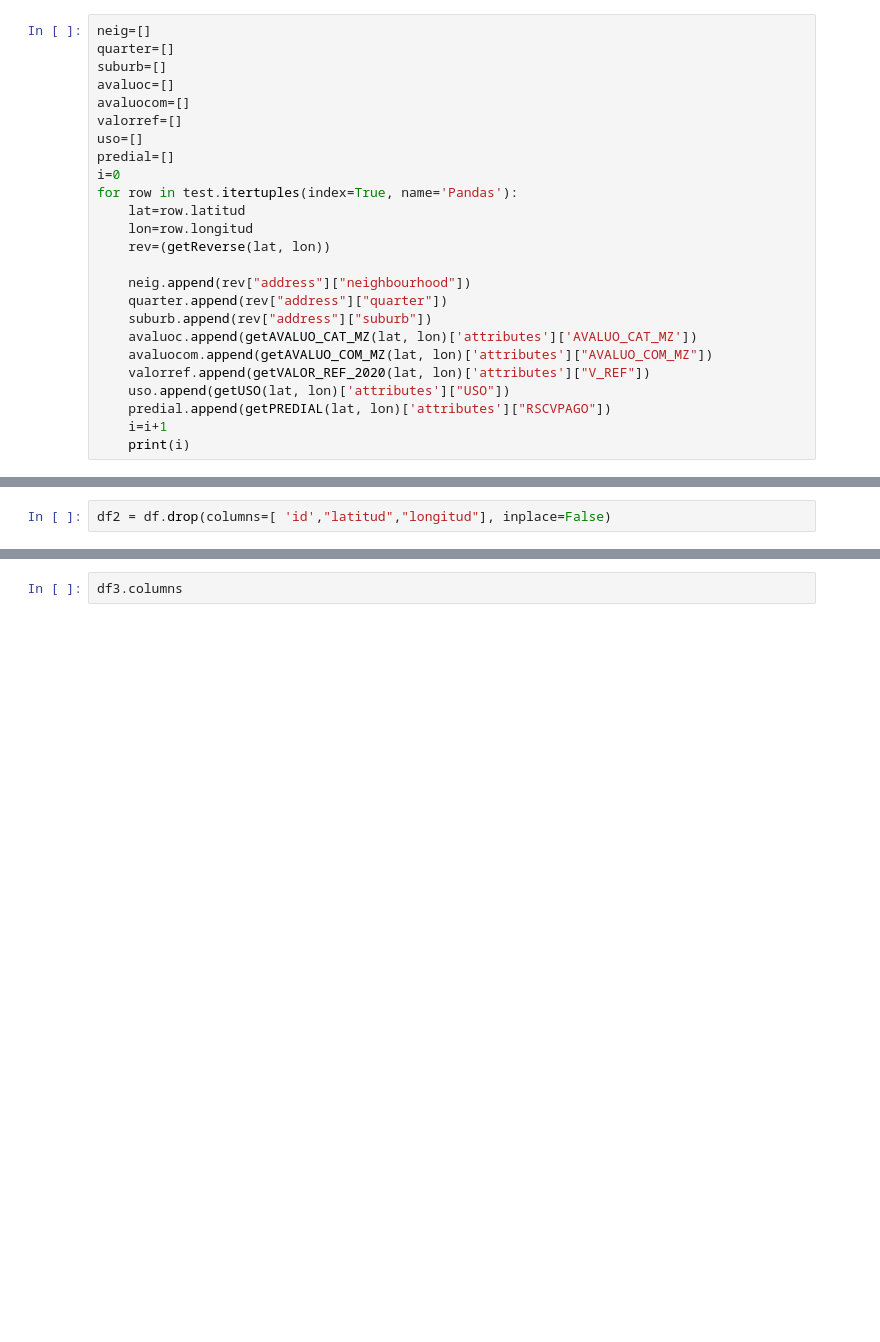
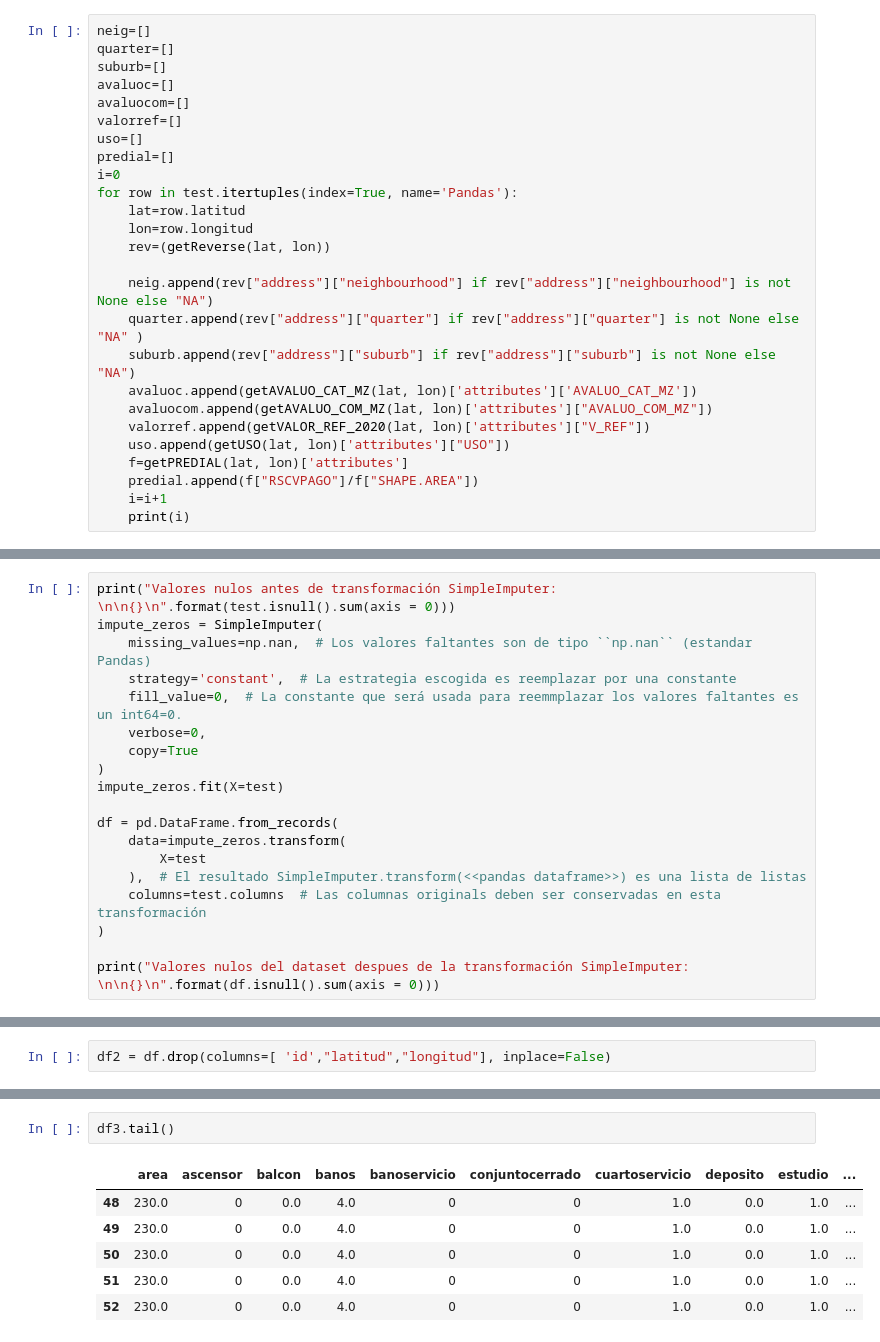
Before and after one commit to Lala341/algortimoVivienda, a Jupyter notebook: algorithm.ipynb, the cells around one changed output, grey strips where cells are left out. Saved outputs shown, nothing was run; the diff lists cells and outputs as text; blank space fills up the shorter version.

```diff
--- a/algorithm.ipynb
+++ b/algorithm.ipynb
@@ -150,13 +152,14 @@ for row in test.itertuples(index=True, name='Pandas'):
     lon=row.longitud
     rev=(getReverse(lat, lon))
 
-    neig.append(rev["address"]["neighbourhood"])
-    quarter.append(rev["address"]["quarter"])
-    suburb.append(rev["address"]["suburb"])
+    neig.append(rev["address"]["neighbourhood"] if rev["address"]["neighbourhood"] is not None else "NA")
+    quarter.append(rev["address"]["quarter"] if rev["address"]["quarter"] is not None else "NA" )
+    suburb.append(rev["address"]["suburb"] if rev["address"]["suburb"] is not None else "NA")
     avaluoc.append(getAVALUO_CAT_MZ(lat, lon)['attributes']['AVALUO_CAT_MZ'])
     avaluocom.append(getAVALUO_COM_MZ(lat, lon)['attributes']["AVALUO_COM_MZ"])
     valorref.append(getVALOR_REF_2020(lat, lon)['attributes']["V_REF"])
     uso.append(getUSO(lat, lon)['attributes']["USO"])
-    predial.append(getPREDIAL(lat, lon)['attributes']["RSCVPAGO"])
+    f=getPREDIAL(lat, lon)['attributes']
+    predial.append(f["RSCVPAGO"]/f["SHAPE.AREA"])
     i=i+1
     print(i)
@@ -280,2 +340,21 @@ uso                      0
 predial                  0
 dtype: int64
+# %%
+print("Valores nulos antes de transformación SimpleImputer: \n\n{}\n".format(test.isnull().sum(axis = 0)))
+impute_zeros = SimpleImputer(
+    missing_values=np.nan,  # Los valores faltantes son de tipo ``np.nan`` (estandar Pandas)
+    strategy='constant',  # La estrategia escogida es reemplazar por una constante
+    fill_value=0,  # La constante que será usada para reemmplazar los valores faltantes es un int64=0.
+    verbose=0,
+    copy=True
+)
+impute_zeros.fit(X=test)
+
+df = pd.DataFrame.from_records(
+    data=impute_zeros.transform(
+        X=test
+    ),  # El resultado SimpleImputer.transform(<<pandas dataframe>>) es una lista de listas
+    columns=test.columns  # Las columnas originals deben ser conservadas en esta transformación
+)
+
+print("Valores nulos del dataset despues de la transformación SimpleImputer: \n\n{}\n".format(df.isnull().sum(axis = 0)))
@@ -332,3 +446,9 @@ df3 = pd.get_dummies(df2, columns=['tipoinmueble',
 # %%
-df3.columns
+df3.tail()
 # %% [output]
+|  | area | ascensor | balcon | banos | banoservicio | conjuntocerrado | cuartoservicio | deposito | estudio | ... |
+| 48 | 230.0 | 0 | 0.0 | 4.0 | 0 | 0 | 1.0 | 0.0 | 1.0 | ... |
+| 49 | 230.0 | 0 | 0.0 | 4.0 | 0 | 0 | 1.0 | 0.0 | 1.0 | ... |
+| 50 | 230.0 | 0 | 0.0 | 4.0 | 0 | 0 | 1.0 | 0.0 | 1.0 | ... |
+| 51 | 230.0 | 0 | 0.0 | 4.0 | 0 | 0 | 1.0 | 0.0 | 1.0 | ... |
+| 52 | 230.0 | 0 | 0.0 | 4.0 | 0 | 0 | 1.0 | 0.0 | 1.0 | ... |
```
Also changed, not shown: parts of 40 cells of this notebook, 1 other file.
